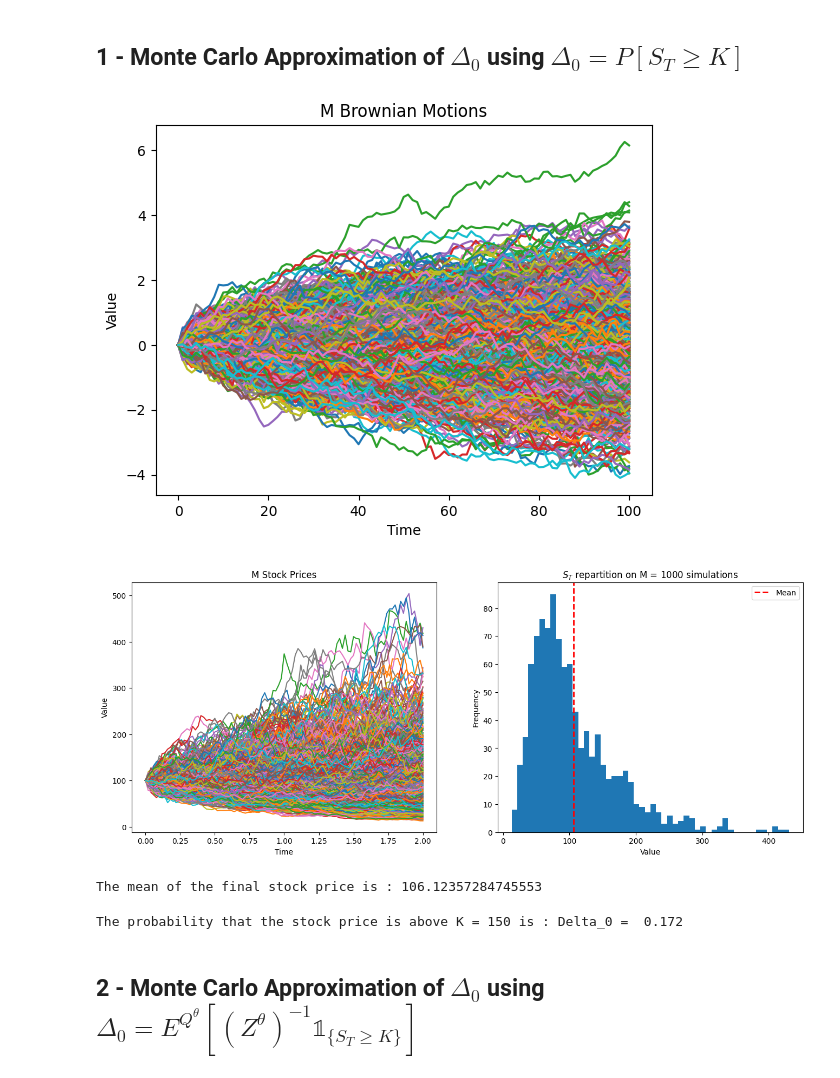
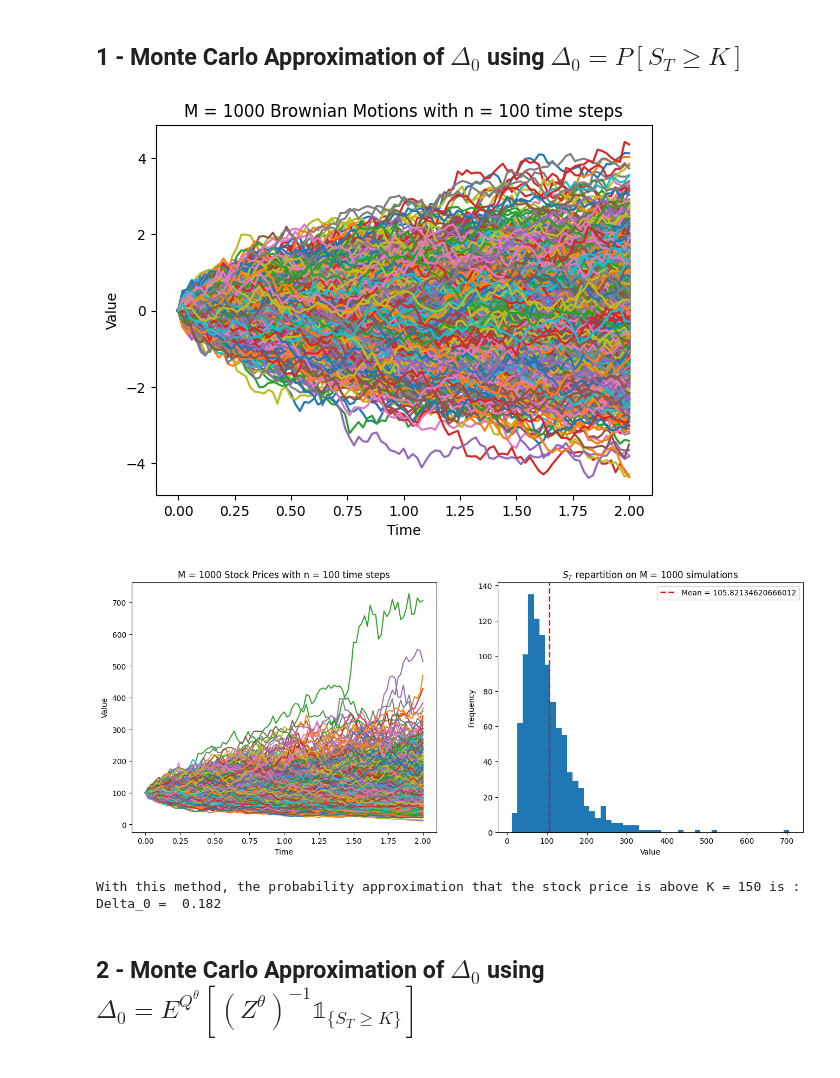
Before and after one commit to Matt-Olek/MAP552-Stochastic-models, a Jupyter notebook: CPS2.2.ipynb, the cells around one changed output. Cells and saved outputs as stored; diff of their text form; code cells hidden in the pictures.

```diff
--- a/CPS2.2.ipynb
+++ b/CPS2.2.ipynb
@@ -6,32 +7,37 @@ import numpy as np
 import matplotlib.pyplot as plt
+# %%
+# ------ Variables ------ #
+
+M = 10000    # Number of simulations
+S0 = 100    # Initial stock price
+r = 0.02    # Risk-free rate
+sigma = 0.4 # Volatility
+T = 2       # Time to maturity
+n = 100     # Number of time steps
+
+# ----------------------- #
 # %% [markdown]
 ## 1 - Monte Carlo Approximation of $\Delta_0$ using $\Delta_0 = P[S_T\ge K]$
 # %%
-M = 1000
-S0 = 100
-r = 0.02
-sigma = 0.4
-T = 2
-n = 100
-
 # Creating our M Brownian Motions
 def create_W(M,n,T):
     W = np.zeros((n+1,M))
     dt = T/n
     W[1:n+1,:] = np.sqrt(dt)*np.random.randn(n,M)
     W = np.cumsum(W,axis=0)
     return W
 
 # Plotting the Brownian Motions for verification
 plt.figure()
-plt.plot(create_W(M,n,T))
-plt.title('M Brownian Motions')
+plt.plot(np.linspace(0,T,n+1),create_W(M,n,T))
+plt.title('M = ' + str(M) + ' Brownian Motions' + ' with ' + 'n = ' +str(n) + ' time steps')
 plt.xlabel('Time')
 plt.ylabel('Value')
 plt.show()
 # %% [output]
-[figure, old version]
+[figure, new version]
 # %%
+# Creating our M Stock Prices Paths
 def create_S(M,n,T,r,sigma):
     S = np.zeros((n+1,M))
     dt = T/n
@@ -47,7 +53,7 @@ S,W = create_S(M,n,T,r,sigma)
 plt.figure(12,figsize=(16,6))
 plt.subplot(1,2,1)
 plt.plot(np.linspace(0,T,n+1),S)
-plt.title('M Stock Prices')
+plt.title('M = ' +str(M) + ' Stock Prices' + ' with n = ' + str(n) + ' time steps')
 plt.xlabel('Time')
 plt.ylabel('Value')
 
@@ -60,22 +66,19 @@ plt.axvline(np.mean(S[-1,:]), color='r', linestyle='dashed', linewidth=2)
 plt.title('$S_T$ repartition on M = 1000 simulations')
 plt.xlabel('Value')
 plt.ylabel('Frequency')
-plt.legend(['Mean'])
+plt.legend(['Mean = ' + np.mean(S[-1,:]).astype(str)])
 plt.show()
-
-print('The mean of the final stock price is :',np.mean(S[-1,:]))
 # %% [output]
-[figure, old version]
+[figure, new version]
-The mean of the final stock price is : 106.12357284745553
 # %%
 def monte_carlo(M,n,T,r,sigma,K):
     S,W = create_S(M,n,T,r,sigma)
     count = np.sum(S[-1,:]>K)
     return count/M
 
-K = 150
-print('The probability that the stock price is above K = 150 is : Delta_0 = ',monte_carlo(M,n,T,r,sigma,K))
+K = 150     # Strike price
+print('With this method, the probability approximation that the stock price is above K = ' + str(K) +' is : Delta_0 = ',monte_carlo(M,n,T,r,sigma,K))
 # %% [output]
-The probability that the stock price is above K = 150 is : Delta_0 =  0.172
+With this method, the probability approximation that the stock price is above K = 150 is : Delta_0 =  0.182
 # %% [markdown]
 ## 2 - Monte Carlo Approximation of $\Delta_0$ using $\Delta_0 = E^{Q^{\theta}}[ (Z^{\theta})^{-1} \mathbb{1}_{\{S_T \geq K\}}]$
```
Also changed, not shown: parts of 11 cells of this notebook.
